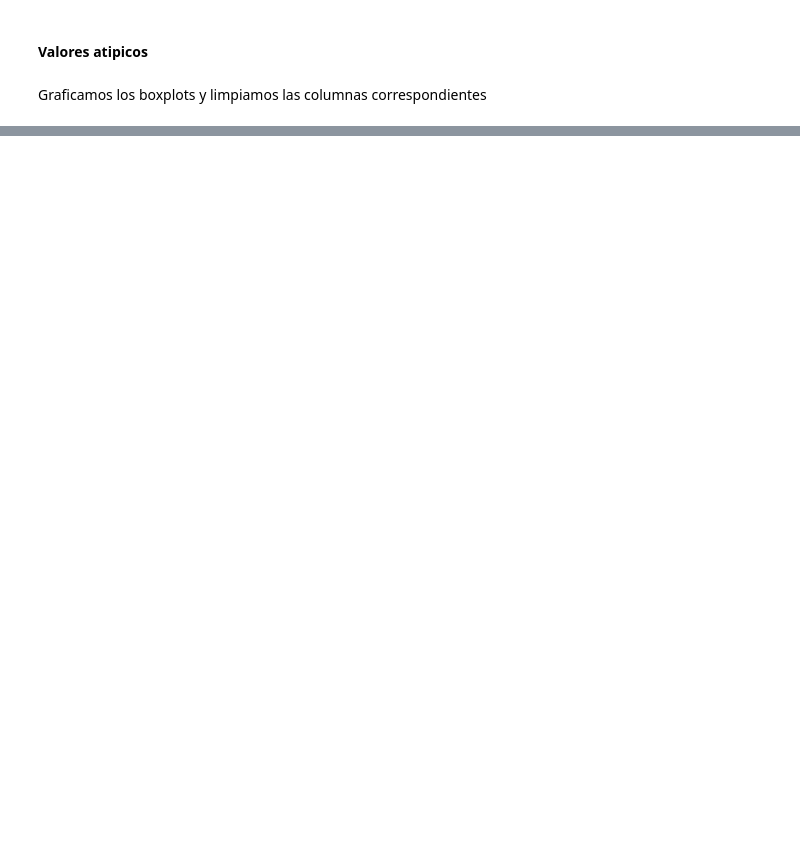
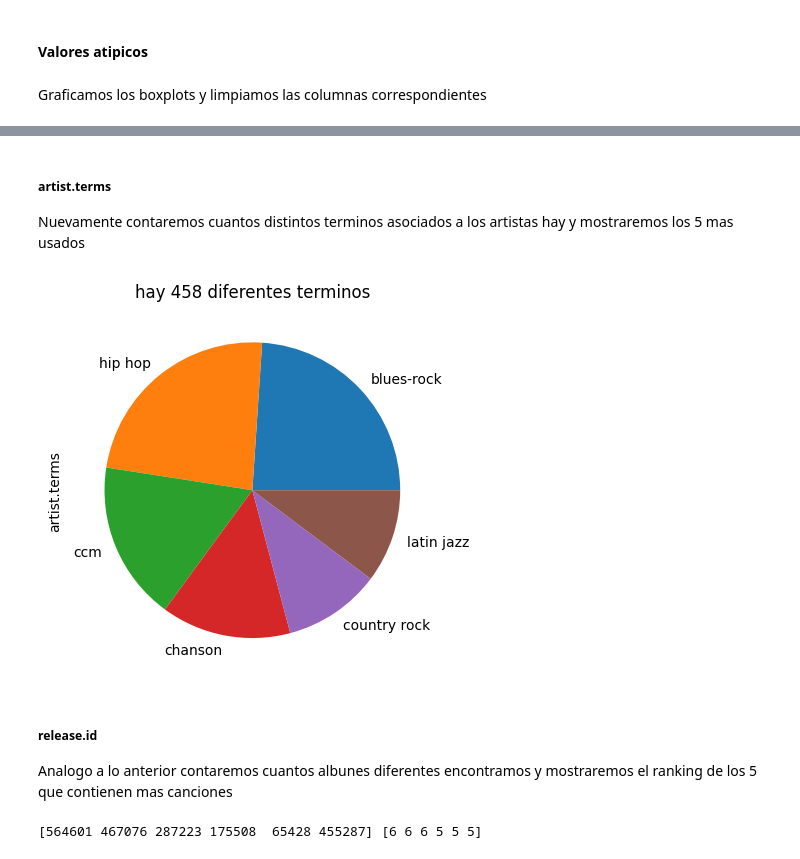
Before and after one commit to cristiandevar/PythonML, a Jupyter notebook: TPFinal/TPFINAL.ipynb, the cells around one changed output, grey strips where cells are left out. Cells and saved outputs as stored; diff of their text form; code cells hidden in the pictures; blank space fills up the shorter version.

```diff
--- a/TPFinal/TPFINAL.ipynb
+++ b/TPFinal/TPFINAL.ipynb
@@ -282,0 +326,22 @@ plt.show()
+# %% [markdown]
+##### artist.terms
+Nuevamente contaremos cuantos distintos terminos asociados a los artistas hay y mostraremos los 5 mas usados
+# %%
+grupo = d_musica.groupby('artist.terms')['artist.terms']
+cantidad = len(grupo.count())
+
+plt.title(f'hay {cantidad} diferentes terminos')
+grupo.count().sort_values(axis=0, inplace=False, ascending=False)[:6].plot.pie()
+plt.show()
+# %% [output]
+[figure, added]
+# %% [markdown]
+##### release.id
+Analogo a lo anterior contaremos cuantos albunes diferentes encontramos y mostraremos el ranking de los 5 que contienen mas canciones
+# %%
+x = grupo.count().sort_values(axis=0, inplace=False, ascending=False)[:6].index
+y = grupo.count().sort_values(axis=0, inplace=False, ascending=False)[:6].values
+
+print(x.values,y)
+# %% [output]
+[564601 467076 287223 175508  65428 455287] [6 6 6 5 5 5]
```
Also changed, not shown: parts of 17 cells of this notebook, 1 other file.
